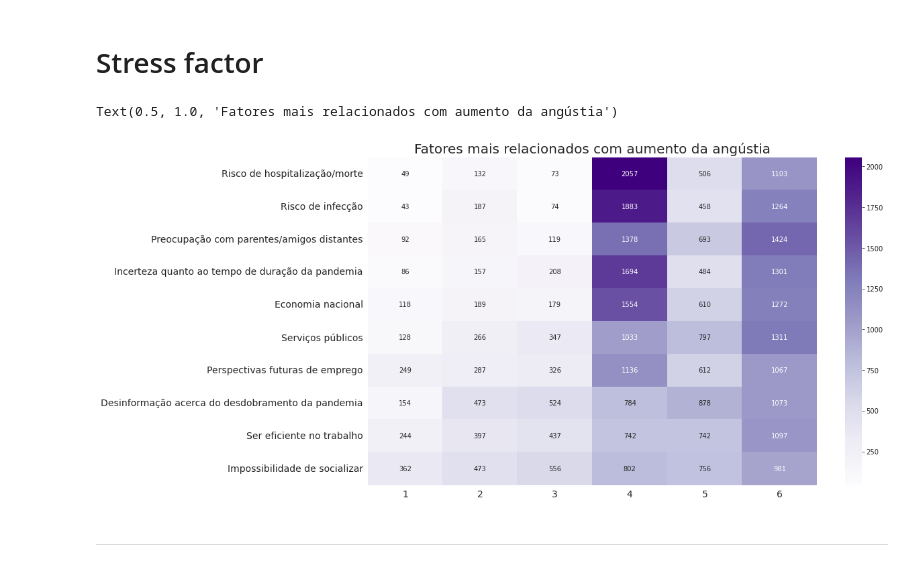
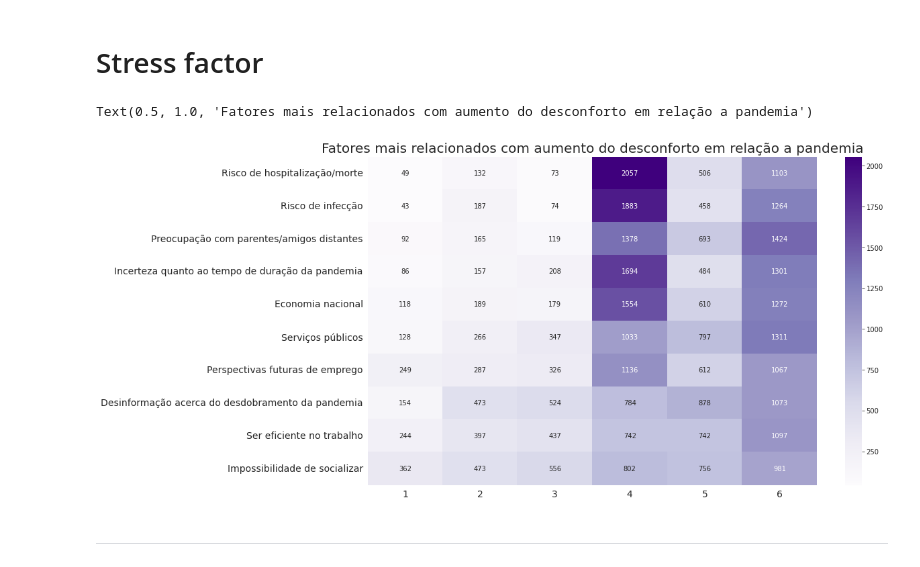
Before and after one commit to VascoMonteiroNeto/analisedataset_COVIDiSTRESSglobalsurvey, a Jupyter notebook: Notebook_analise_COVIDiSTRESS.ipynb, the cells around one changed output. Cells and saved outputs as stored; diff of their text form; code cells hidden in the pictures.

```diff
--- a/Notebook_analise_COVIDiSTRESS.ipynb
+++ b/Notebook_analise_COVIDiSTRESS.ipynb
@@ -700,36 +700,36 @@ dfStress.sort_index(inplace=True)
 #selecionando as 10 variáveis relacionadas ao stress que os participantes mais concordam que aumentam o nível de angústia
 
 rank = []
 rank_Discord = []
 for col in dfStress.columns:
   rank.append(dfStress[col][[4,5,6]].sum())
 
 dfRank = pd.DataFrame(data = dfStress.columns, columns=['Concordancia'], index= rank)
 dfRank.sort_index(ascending=False, inplace=True)
 
 varStress = dfRank.Concordancia[:10]
 #Dataframe só com as 10 variáveis
 dfStress = dfStress[varStress]
 
 dfStress.rename(columns={'Expl_Distress_13' : 'Risco de hospitalização/morte', 'Expl_Distress_12' : 'Risco de infecção',
                           'Expl_Distress_14' : 'Preocupação com parentes/amigos distantes', 'Expl_Distress_23' : 'Incerteza quanto ao tempo de duração da pandemia',
                           'Expl_Distress_10' : 'Economia nacional', 'Expl_Distress_11' : 'Serviços públicos',
                           'Expl_Distress_4' : 'Perspectivas futuras de emprego', 'Expl_Distress_21' : 'Desinformação acerca do desdobramento da pandemia',
                           'Expl_Distress_2' : 'Ser eficiente no trabalho', 'Expl_Distress_6' : 'Impossibilidade de socializar'
                             },
                 inplace=True)
 
 # definindo a dimensão do gráfico
 fig_dims = (15, 9)
 fig, axx = plt.subplots(figsize=fig_dims)
 
 ax = sns.heatmap( data=dfStress.T, cmap="Purples", annot=True, fmt="d")
 plt.xticks(fontsize=14)
 plt.yticks(fontsize=14)
-ax.set_title('Fatores mais relacionados com aumento da angústia', fontsize=20)
+ax.set_title('Fatores mais relacionados com aumento do desconforto em relação a pandemia', fontsize=20)
 # %% [output]
-Text(0.5, 1.0, 'Fatores mais relacionados com aumento da angústia')
+Text(0.5, 1.0, 'Fatores mais relacionados com aumento do desconforto em relação a pandemia')
-[figure, old version]
+[figure, new version]
 # %% [markdown]
 ----------------------------------------------------------------------------------------------------
 # %% [markdown]
```
Also changed, not shown: parts of 4 cells of this notebook.
